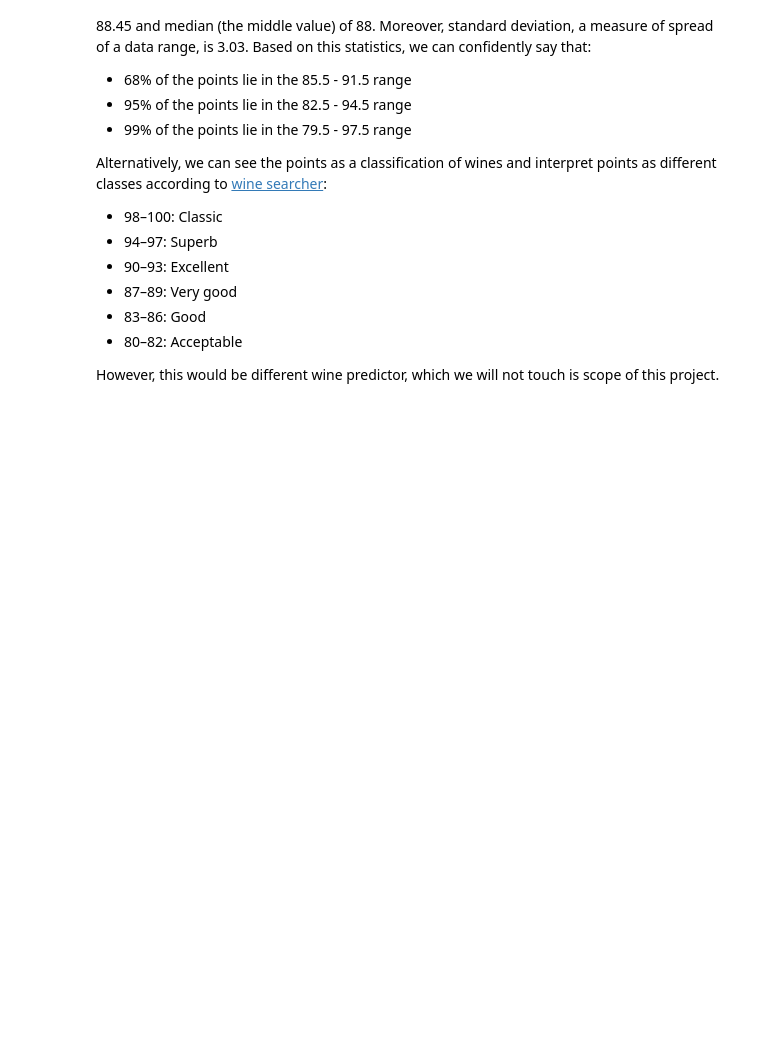
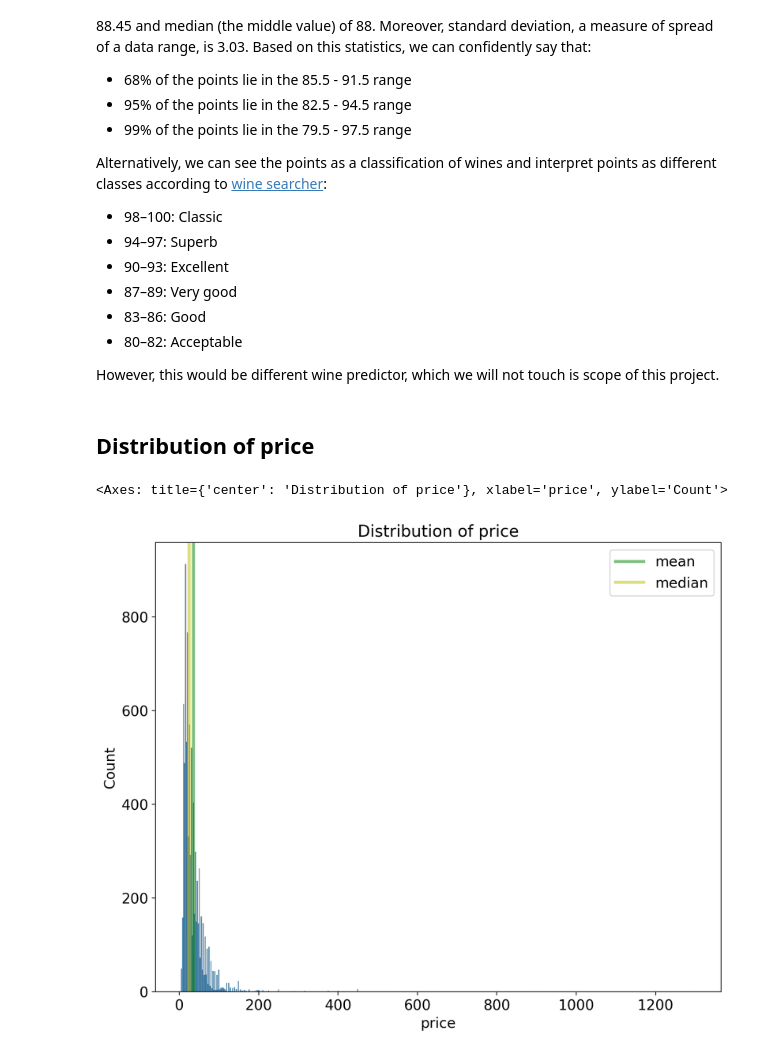
Before and after one commit to Uemerson/building-an-automated-machine-learning-pipeline, a Jupyter notebook: notebooks/WineRatingPredictor-1.ipynb, the cells around one changed output. Saved outputs shown, nothing was run; the diff lists cells and outputs as text; code cells hidden in the pictures; blank space fills up the shorter version.

Commit message:
feat: add Distribution of price subsection to notebook

```diff
--- a/notebooks/WineRatingPredictor-1.ipynb
+++ b/notebooks/WineRatingPredictor-1.ipynb
@@ -450,3 +450,12 @@ Alternatively, we can see the points as a classification of wines and interpret
 * 80–82: Acceptable
 
 However, this would be different wine predictor, which we will not touch is scope of this project.
+# %% [markdown]
+## Distribution of price
+# %%
+figsize(10, 8)
+plt.rcParams['font.size'] = 14
+plot_histogram(train_cleaned, "price")
+# %% [output]
+<Axes: title={'center': 'Distribution of price'}, xlabel='price', ylabel='Count'>
+[figure, added]
```
Also changed, not shown: parts of 3 cells of this notebook.
